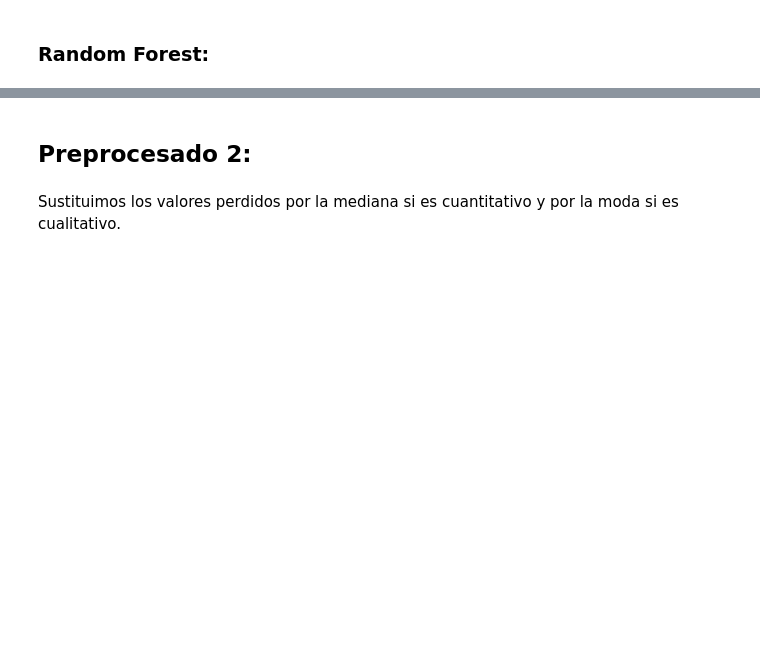
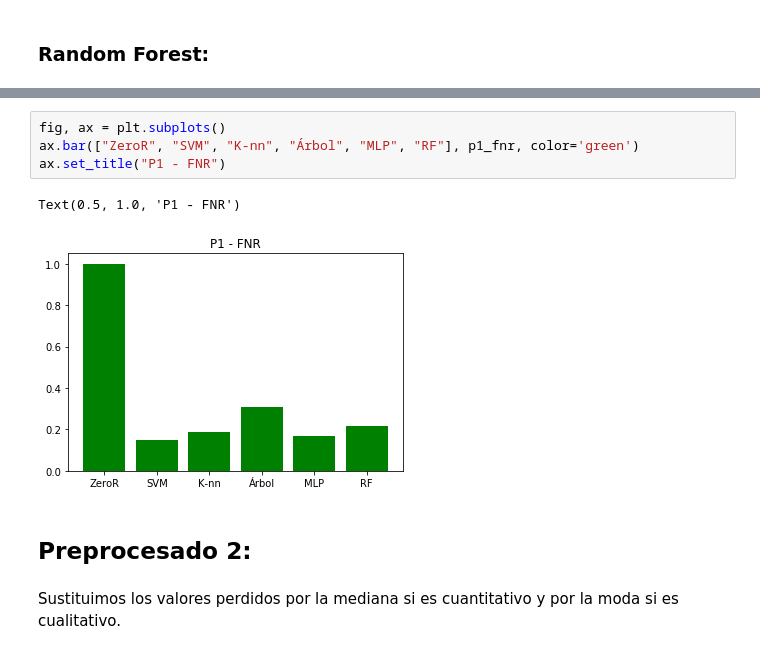
Before and after one commit to patriciacorhid/IN, a Jupyter notebook: P2/P2.ipynb, the cells around one changed output, grey strips where cells are left out. Cells and saved outputs as stored; diff of their text form; blank space fills up the shorter version.

```diff
--- a/P2/P2.ipynb
+++ b/P2/P2.ipynb
@@ -581,3 +308,10 @@ Gmeasure: 0.7642228083962764
+# %%
+fig, ax = plt.subplots()
+ax.bar(["ZeroR", "SVM", "K-nn", "Árbol", "MLP", "RF"], p1_fnr, color='green')
+ax.set_title("P1 - FNR")
+# %% [output]
+Text(0.5, 1.0, 'P1 - FNR')
+[figure, added]
 # %% [markdown]
 ## Preprocesado 2:
 # %% [markdown]
```
Also changed, not shown: parts of 112 cells of this notebook, 18 other files.
